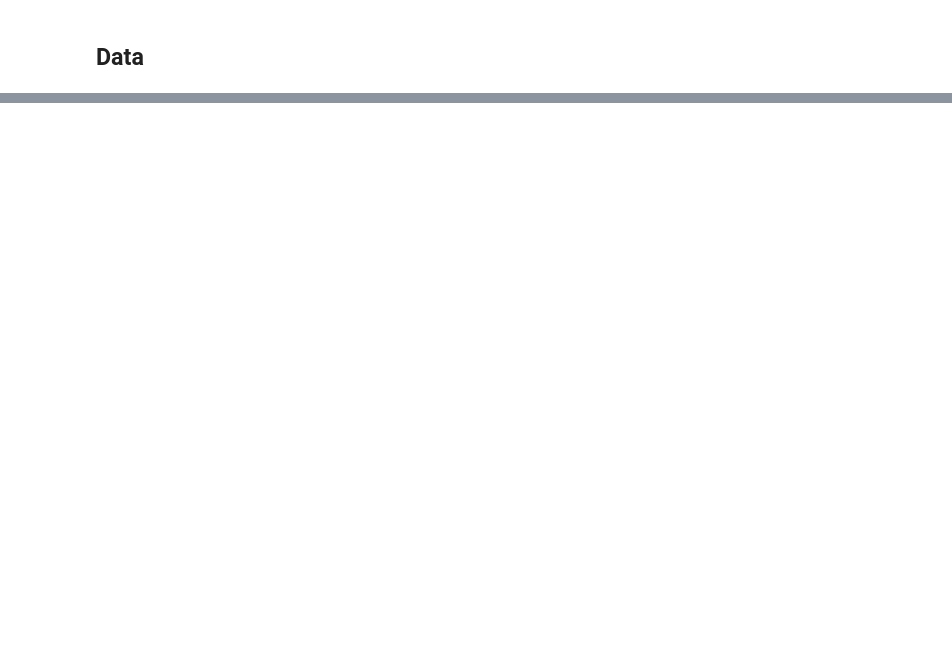
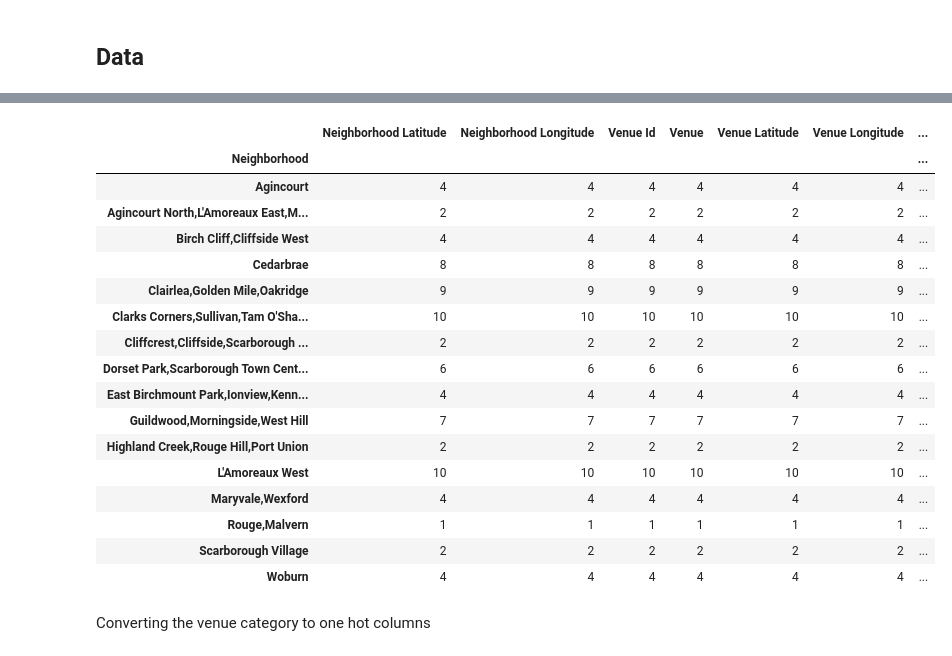
Before and after one commit to thisHermit/Coursera_Capstone, a Jupyter notebook: Capstone_Notebook.ipynb, the cells around one changed output, grey strips where cells are left out. Saved outputs shown, nothing was run; the diff lists cells and outputs as text; code cells hidden in the pictures; blank space fills up the shorter version.

```diff
--- a/Capstone_Notebook.ipynb
+++ b/Capstone_Notebook.ipynb
@@ -44,0 +94,3 @@ The bus stops around Indore will be retrieved using this API.
+# %%
+canadian_df = df.join(lat_lng_df.set_index("Postal Code"))
+scarborough_df = canadian_df[canadian_df['Borough'].str.contains("Scarborough")]
@@ -44,0 +246,23 @@ The bus stops around Indore will be retrieved using this API.
+# %%
+scarborough_venues.groupby('Neighborhood').count()
+# %% [output]
+|  | Neighborhood Latitude | Neighborhood Longitude | Venue Id | Venue | Venue Latitude | Venue Longitude | ... |
+| Neighborhood |  |  |  |  |  |  | ... |
+| Agincourt | 4 | 4 | 4 | 4 | 4 | 4 | ... |
+| Agincourt North,L'Amoreaux East,M... | 2 | 2 | 2 | 2 | 2 | 2 | ... |
+| Birch Cliff,Cliffside West | 4 | 4 | 4 | 4 | 4 | 4 | ... |
+| Cedarbrae | 8 | 8 | 8 | 8 | 8 | 8 | ... |
+| Clairlea,Golden Mile,Oakridge | 9 | 9 | 9 | 9 | 9 | 9 | ... |
+| Clarks Corners,Sullivan,Tam O'Sha... | 10 | 10 | 10 | 10 | 10 | 10 | ... |
+| Cliffcrest,Cliffside,Scarborough ... | 2 | 2 | 2 | 2 | 2 | 2 | ... |
+| Dorset Park,Scarborough Town Cent... | 6 | 6 | 6 | 6 | 6 | 6 | ... |
+| East Birchmount Park,Ionview,Kenn... | 4 | 4 | 4 | 4 | 4 | 4 | ... |
+| Guildwood,Morningside,West Hill | 7 | 7 | 7 | 7 | 7 | 7 | ... |
+| Highland Creek,Rouge Hill,Port Union | 2 | 2 | 2 | 2 | 2 | 2 | ... |
+| L'Amoreaux West | 10 | 10 | 10 | 10 | 10 | 10 | ... |
+| Maryvale,Wexford | 4 | 4 | 4 | 4 | 4 | 4 | ... |
+| Rouge,Malvern | 1 | 1 | 1 | 1 | 1 | 1 | ... |
+| Scarborough Village | 2 | 2 | 2 | 2 | 2 | 2 | ... |
+| Woburn | 4 | 4 | 4 | 4 | 4 | 4 | ... |
+# %% [markdown]
+Converting the venue category to one hot columns
```
Also changed, not shown: parts of 75 cells of this notebook, 2 other files.
